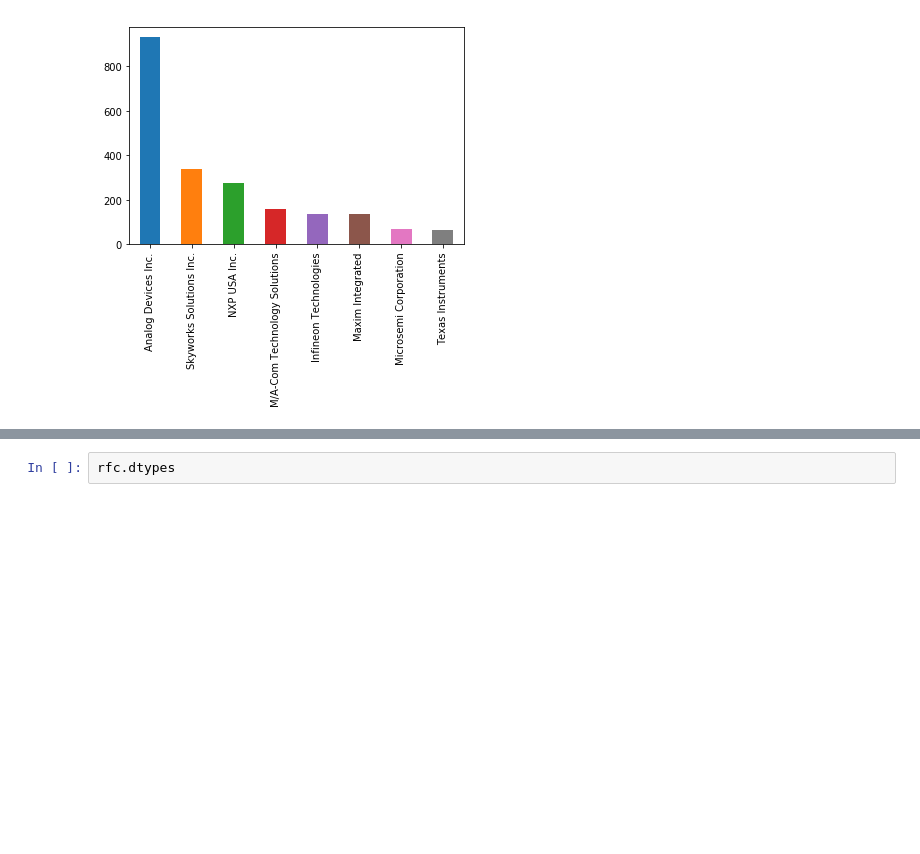
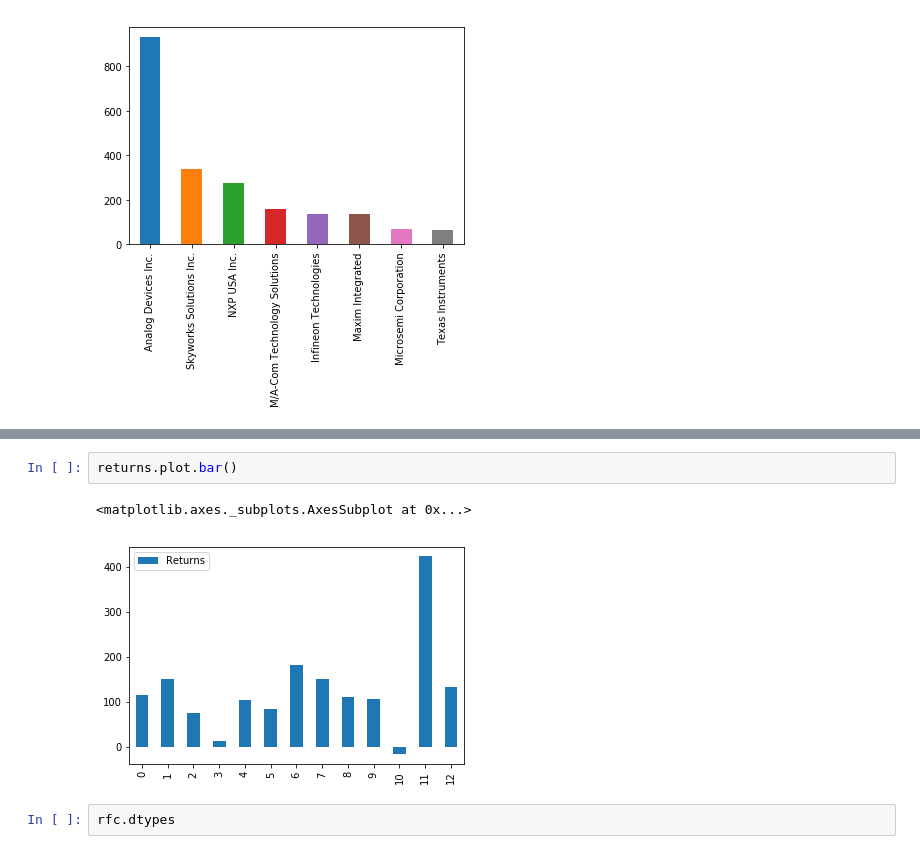
Before and after one commit to damerei/DS-Unit-1-Sprint-5-Data-Storytelling-Blog-Post, a Jupyter notebook: Data_Visualization_Project.ipynb, the cells around one changed output, grey strips where cells are left out. Drawn from its saved outputs; the diff is of its cells as text; blank space fills up the shorter version.

```diff
--- a/Data_Visualization_Project.ipynb
+++ b/Data_Visualization_Project.ipynb
@@ -115,3 +112,8 @@ TypeError: ignored
+# %%
+returns.plot.bar()
+# %% [output]
+<matplotlib.axes._subplots.AxesSubplot at 0x...>
+[figure, added]
 # %%
 rfc.dtypes
 # %% [output]
```
Also changed, not shown: parts of 17 cells of this notebook.
